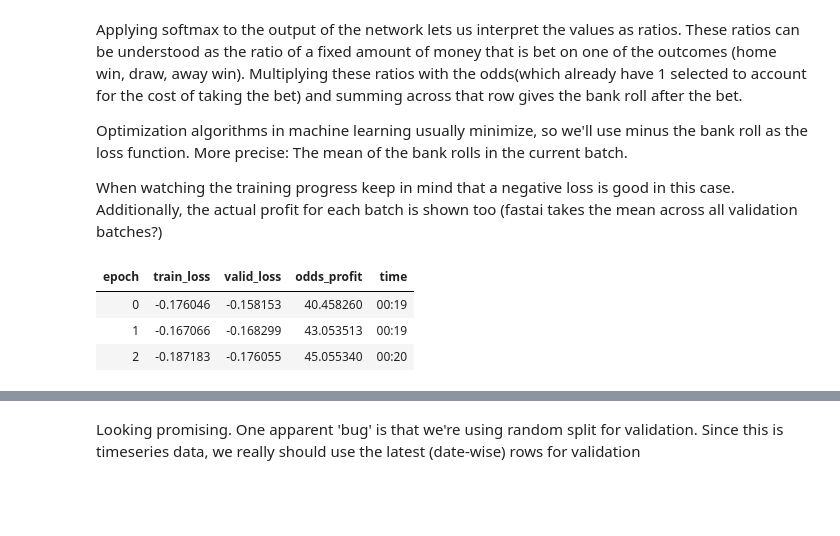
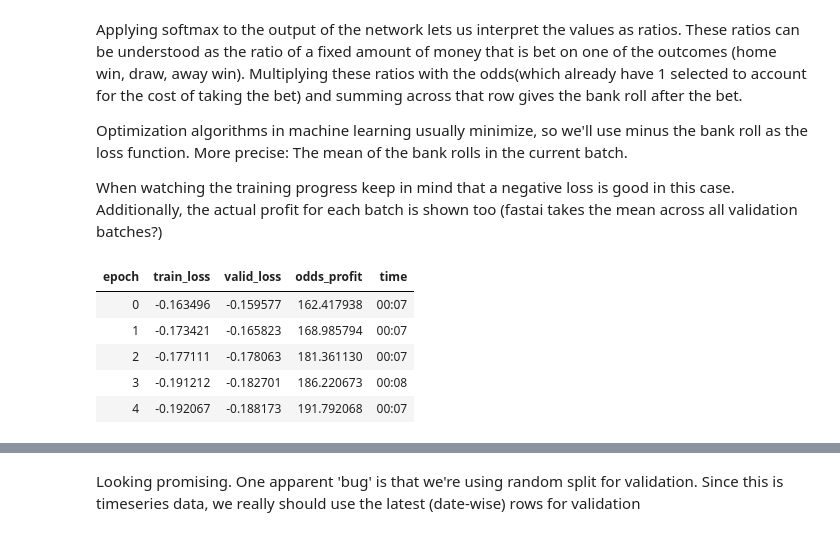
Before and after one commit to omlnaut/betting, a Jupyter notebook: analysis/kaggle.ipynb, the cells around one changed output, grey strips where cells are left out. Saved outputs shown, nothing was run; the diff lists cells and outputs as text; code cells hidden in the pictures; blank space fills up the shorter version.

```diff
--- a/analysis/kaggle.ipynb
+++ b/analysis/kaggle.ipynb
@@ -55,3 +52,9 @@ odds_df['league'] = raw_df.apply(lambda r: r.league.split(': ')[1], axis=1)
+# %%
+league_df = raw_df.league.str.split(pat=': ', expand=True)
+league_df.columns = ['country', 'league']
+# %%
+odds_df['country'] = league_df.country
+odds_df['league'] = league_df.league
 # %%
 odds_df.head()
 # %% [output]
@@ -92,7 +95,7 @@ to = TabularPandas(odds_df, cat_names=['league', 'country'], procs=[Categorify],
                    y_names=['y_home', 'y_draw', 'y_away', 'y_none'],
                    splits=RandomSplitter(valid_pct=0.2)(range_of(odds_df)))
 # %%
-dls = to.dataloaders(bs=256)
+dls = to.dataloaders(bs=1024)
 dls.show_batch()
 # %% [output]
 |  | league | country | x_home | x_draw | x_away | y_home | y_draw | y_away | y_none |
@@ -123,15 +126,17 @@ def odds_profit(actual, target):
     probs = F.softmax(actual, dim=1)
     return (probs*target).sum()
 # %%
-learn = tabular_learner(dls, loss_func=odds_loss, metrics=odds_profit)
+learn = tabular_learner(dls, loss_func=odds_loss, metrics=odds_profit, layers=[500,250, 100])
 learn.model = learn.model.to('cuda')
 # %%
-learn.fit_one_cycle(3, lr_max=1e-3)
+learn.fit_one_cycle(5, lr_max=1e-3)
 # %% [output]
 | epoch | train_loss | valid_loss | odds_profit | time |
-| 0 | -0.176046 | -0.158153 | 40.458260 | 00:19 |
-| 1 | -0.167066 | -0.168299 | 43.053513 | 00:19 |
-| 2 | -0.187183 | -0.176055 | 45.055340 | 00:20 |
+| 0 | -0.163496 | -0.159577 | 162.417938 | 00:07 |
+| 1 | -0.173421 | -0.165823 | 168.985794 | 00:07 |
+| 2 | -0.177111 | -0.178063 | 181.361130 | 00:07 |
+| 3 | -0.191212 | -0.182701 | 186.220673 | 00:08 |
+| 4 | -0.192067 | -0.188173 | 191.792068 | 00:07 |
 # %%
 profit = 0.
 for x1,x2,y in dls.valid:
```
Also changed, not shown: parts of 18 cells of this notebook, 1 other file.
